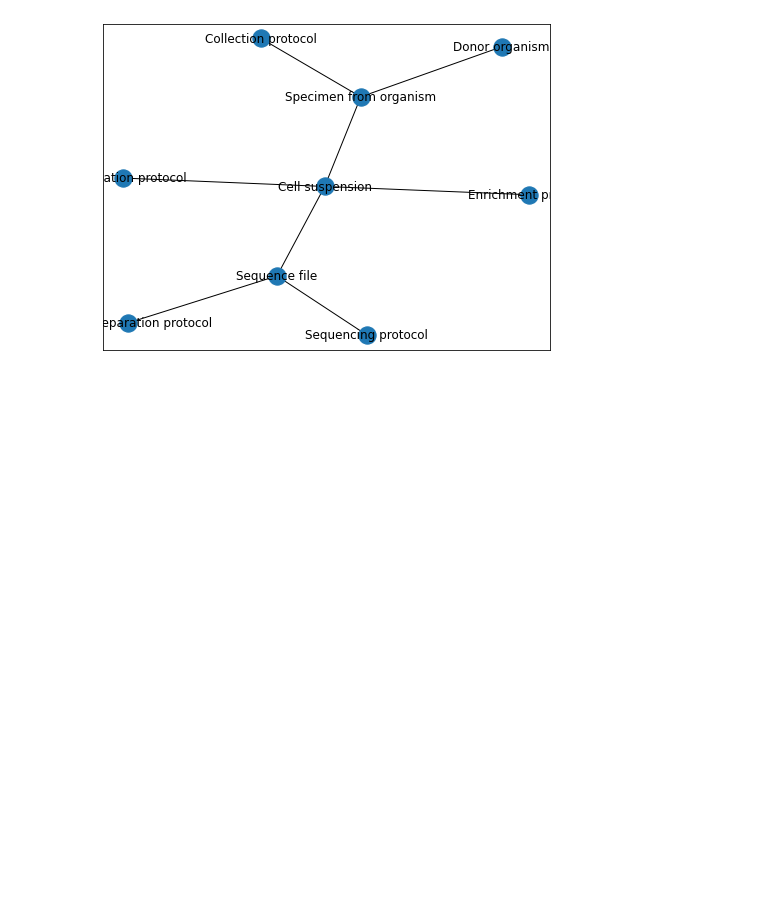
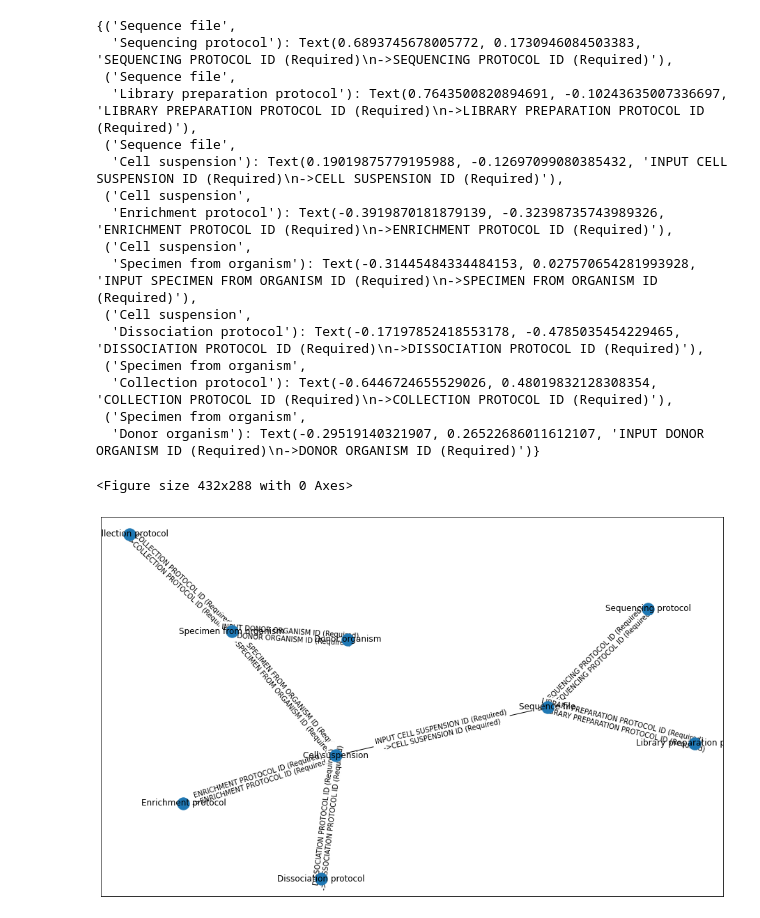
Before and after one commit to ebi-ait/hca-ebi-dev-team, a Jupyter notebook: scripts/metadata-spreadsheet-by-file/HCA Project Metadata Spreadsheet.ipynb, the cells around one changed output. Drawn from its saved outputs; the diff is of its cells as text; code cells hidden in the pictures; blank space fills up the shorter version.

```diff
--- a/scripts/metadata-spreadsheet-by-file/HCA Project Metadata Spreadsheet.ipynb
+++ b/scripts/metadata-spreadsheet-by-file/HCA Project Metadata Spreadsheet.ipynb
@@ -3,42 +65,57 @@ spreadsheet = './data/GSE135893_HCAD15.xlsx'
+# %%
+
+Link = namedtuple("Link", 'source target source_field target_field')
+
+# TODO: links list is assumed to be topologically sorted, in the future - sort
+links = [
+    Link('Sequence file', 'Sequencing protocol', 'SEQUENCING PROTOCOL ID (Required)','SEQUENCING PROTOCOL ID (Required)'),
+    Link('Sequence file','Library preparation protocol', 'LIBRARY PREPARATION PROTOCOL ID (Required)', 'LIBRARY PREPARATION PROTOCOL ID (Required)'),
+    Link('Sequence file', 'Cell suspension', 'INPUT CELL SUSPENSION ID (Required)','CELL SUSPENSION ID (Required)'),
+    Link('Cell suspension', 'Enrichment protocol','ENRICHMENT PROTOCOL ID (Required)','ENRICHMENT PROTOCOL ID (Required)'),
+    Link('Cell suspension', 'Specimen from organism','INPUT SPECIMEN FROM ORGANISM ID (Required)','SPECIMEN FROM ORGANISM ID (Required)'),
+    Link('Cell suspension', 'Dissociation protocol','DISSOCIATION PROTOCOL ID (Required)','DISSOCIATION PROTOCOL ID (Required)'),
+    Link('Specimen from organism', 'Collection protocol', 'COLLECTION PROTOCOL ID (Required)','COLLECTION PROTOCOL ID (Required)'),
+    Link('Specimen from organism', 'Donor organism','INPUT DONOR ORGANISM ID (Required)','DONOR ORGANISM ID (Required)'),
+]
 # %%
 import networkx as nx
 import matplotlib.pyplot as plt
+from functools import partial
 %matplotlib inline
 
+
+def add_link_to_graph(graph :nx.Graph, link :Link):
+    map(graph.add_node, filter(lambda node:node not in graph.nodes, [link.source, link.target] ))
+    graph.add_edge(link.source, link.target, keys=f'{link.source_field}\n->{link.target_field}')
+
 G = nx.Graph()
-G.add_node('Sequence file')
+x =list(map(partial(add_link_to_graph, G), links))
 
-G.add_node('Sequencing protocol')
-G.add_edge('Sequence file', 'Sequencing protocol',
-           keys=dict(left_on='SEQUENCING PROTOCOL ID (Required)',right_on='SEQUENCING PROTOCOL ID (Required)'))
+fig = plt.figure()
+plt.figure(figsize=(16, 10))
 
-G.add_node('Library preparation protocol')
-G.add_edge('Sequence file','Library preparation protocol')
-
-G.add_node('Cell suspension')
-G.add_edge('Sequence file', 'Cell suspension')
-
-G.add_node('Enrichment protocol')
-G.add_edge('Cell suspension', 'Enrichment protocol')
-
-G.add_node('Specimen from organism')
-G.add_edge('Cell suspension', 'Specimen from organism')
-
-G.add_node('Collection protocol')
-G.add_edge('Specimen from organism', 'Collection protocol')
-
-G.add_node('Donor organism')
-G.add_edge('Specimen from organism', 'Donor organism')
-
-G.add_node('Enrichment protocol')
-G.add_edge('Cell suspension', 'Enrichment protocol')
-
-G.add_node('Dissociation protocol')
-G.add_edge('Cell suspension', 'Dissociation protocol')
-
-fig, ax = plt.subplots(1, 1, figsize=(8, 6));
-nx.draw_networkx(G, ax=ax)
+labels = nx.get_edge_attributes(G, 'keys')
+pos = nx.spring_layout(G)
+nx.draw_networkx(G, pos, arrowstyle="->",)
+nx.draw_networkx_edge_labels(G, pos, labels, font_size=10)
 # %% [output]
+{('Sequence file',
+  'Sequencing protocol'): Text(0.6893745678005772, 0.1730946084503383, 'SEQUENCING PROTOCOL ID (Required)\n->SEQUENCING PROTOCOL ID (Required)'),
+ ('Sequence file',
+  'Library preparation protocol'): Text(0.7643500820894691, -0.10243635007336697, 'LIBRARY PREPARATION PROTOCOL ID (Required)\n->LIBRARY PREPARATION PROTOCOL ID (Required)'),
+ ('Sequence file',
+  'Cell suspension'): Text(0.19019875779195988, -0.12697099080385432, 'INPUT CELL SUSPENSION ID (Required)\n->CELL SUSPENSION ID (Required)'),
+ ('Cell suspension',
+  'Enrichment protocol'): Text(-0.3919870181879139, -0.32398735743989326, 'ENRICHMENT PROTOCOL ID (Required)\n->ENRICHMENT PROTOCOL ID (Required)'),
+ ('Cell suspension',
+  'Specimen from organism'): Text(-0.31445484334484153, 0.027570654281993928, 'INPUT SPECIMEN FROM ORGANISM ID (Required)\n->SPECIMEN FROM ORGANISM ID (Required)'),
+ ('Cell suspension',
+  'Dissociation protocol'): Text(-0.17197852418553178, -0.4785035454229465, 'DISSOCIATION PROTOCOL ID (Required)\n->DISSOCIATION PROTOCOL ID (Required)'),
+ ('Specimen from organism',
+  'Collection protocol'): Text(-0.6446724655529026, 0.48019832128308354, 'COLLECTION PROTOCOL ID (Required)\n->COLLECTION PROTOCOL ID (Required)'),
+ ('Specimen from organism',
+  'Donor organism'): Text(-0.29519140321907, 0.26522686011612107, 'INPUT DONOR ORGANISM ID (Required)\n->DONOR ORGANISM ID (Required)')}
+<Figure size 432x288 with 0 Axes>
-[figure, old version]
+[figure, new version]
 # %%
 # TODO: skip unnecessary lines
```
Also changed, not shown: parts of 12 cells of this notebook, 2 other files.
